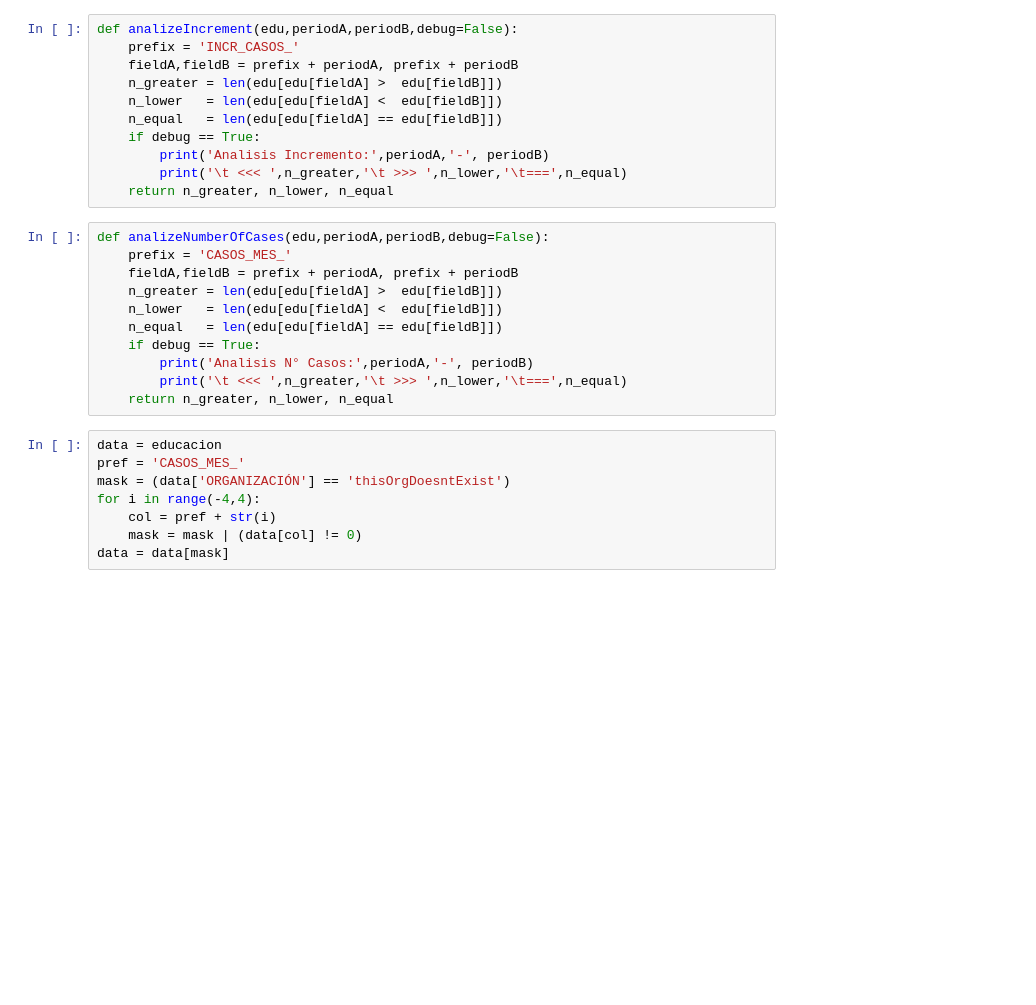
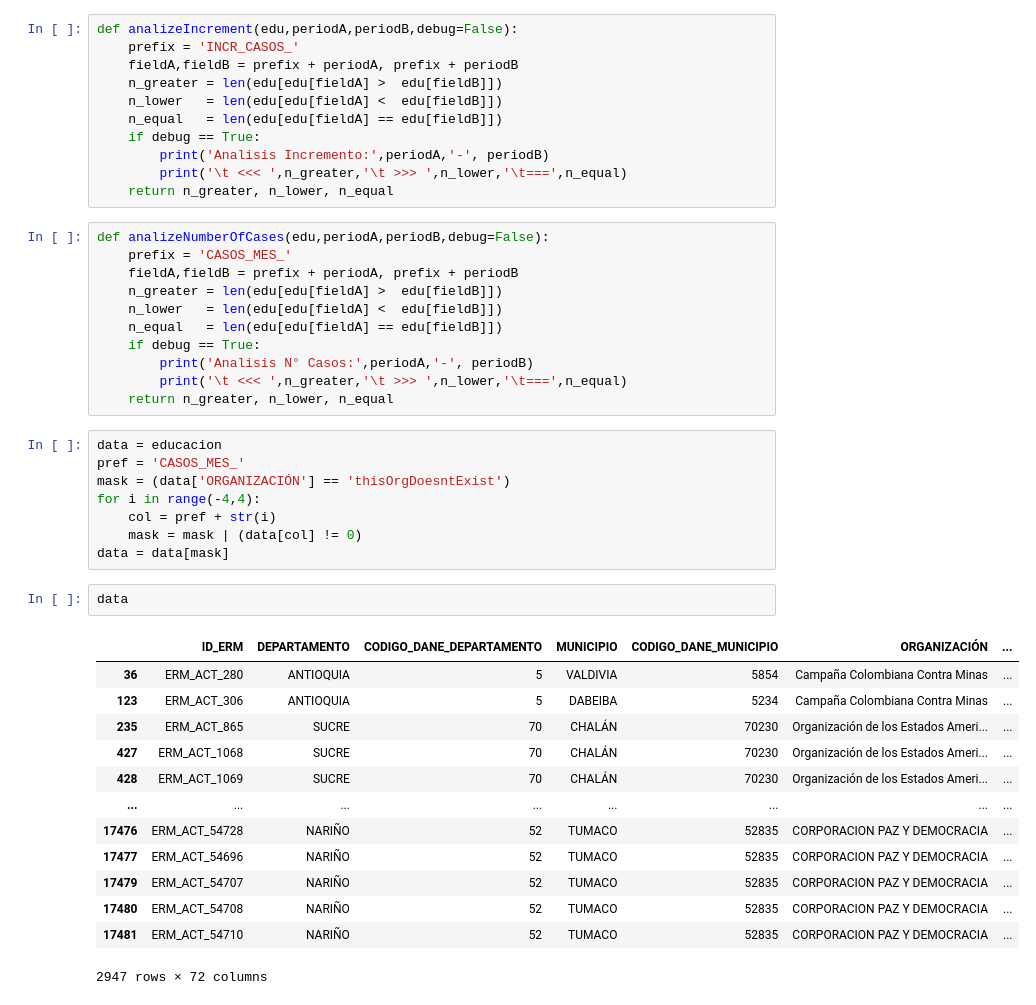
Before and after one commit to Meme-Science/DS-Project, a Jupyter notebook: EDA/EDA_MAP/ExploracionMinas.ipynb, the cells around one changed output. Cells and saved outputs as stored; diff of their text form; blank space fills up the shorter version.

```diff
--- a/EDA/EDA_MAP/ExploracionMinas.ipynb
+++ b/EDA/EDA_MAP/ExploracionMinas.ipynb
@@ -308,6 +316,22 @@ for i in range(-4,4):
     col = pref + str(i)
     mask = mask | (data[col] != 0)
 data = data[mask]
+# %%
+data
+# %% [output]
+|  | ID_ERM | DEPARTAMENTO | CODIGO_DANE_DEPARTAMENTO | MUNICIPIO | CODIGO_DANE_MUNICIPIO | ORGANIZACIÓN | ... |
+| 36 | ERM_ACT_280 | ANTIOQUIA | 5 | VALDIVIA | 5854 | Campaña Colombiana Contra Minas | ... |
+| 123 | ERM_ACT_306 | ANTIOQUIA | 5 | DABEIBA | 5234 | Campaña Colombiana Contra Minas | ... |
+| 235 | ERM_ACT_865 | SUCRE | 70 | CHALÁN | 70230 | Organización de los Estados Ameri... | ... |
+| 427 | ERM_ACT_1068 | SUCRE | 70 | CHALÁN | 70230 | Organización de los Estados Ameri... | ... |
+| 428 | ERM_ACT_1069 | SUCRE | 70 | CHALÁN | 70230 | Organización de los Estados Ameri... | ... |
+| ... | ... | ... | ... | ... | ... | ... | ... |
+| 17476 | ERM_ACT_54728 | NARIÑO | 52 | TUMACO | 52835 | CORPORACION PAZ Y DEMOCRACIA | ... |
+| 17477 | ERM_ACT_54696 | NARIÑO | 52 | TUMACO | 52835 | CORPORACION PAZ Y DEMOCRACIA | ... |
+| 17479 | ERM_ACT_54707 | NARIÑO | 52 | TUMACO | 52835 | CORPORACION PAZ Y DEMOCRACIA | ... |
+| 17480 | ERM_ACT_54708 | NARIÑO | 52 | TUMACO | 52835 | CORPORACION PAZ Y DEMOCRACIA | ... |
+| 17481 | ERM_ACT_54710 | NARIÑO | 52 | TUMACO | 52835 | CORPORACION PAZ Y DEMOCRACIA | ... |
+2947 rows × 72 columns
 # %%
 for i in range(-4,3):
     a = str(i) + '_' + str(i+1)
```
Also changed, not shown: parts of 17 cells of this notebook, 1 other file.
